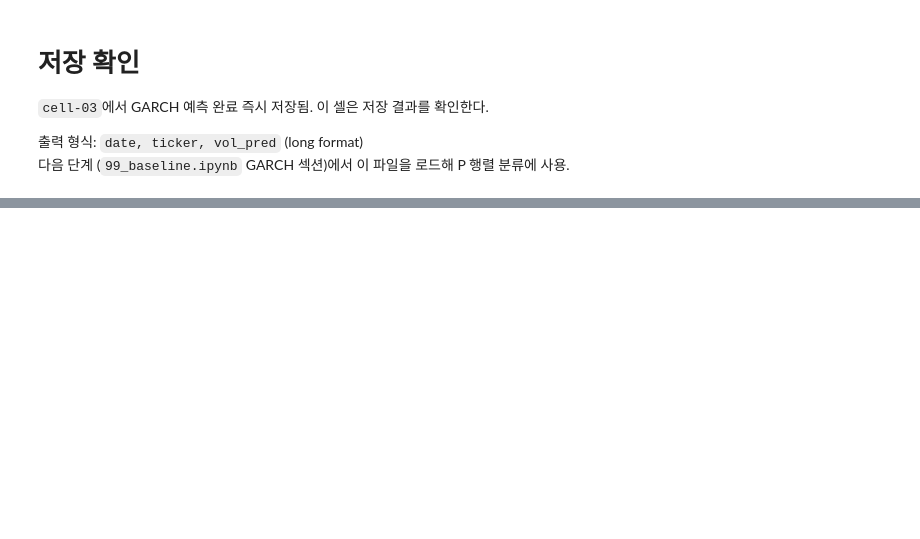
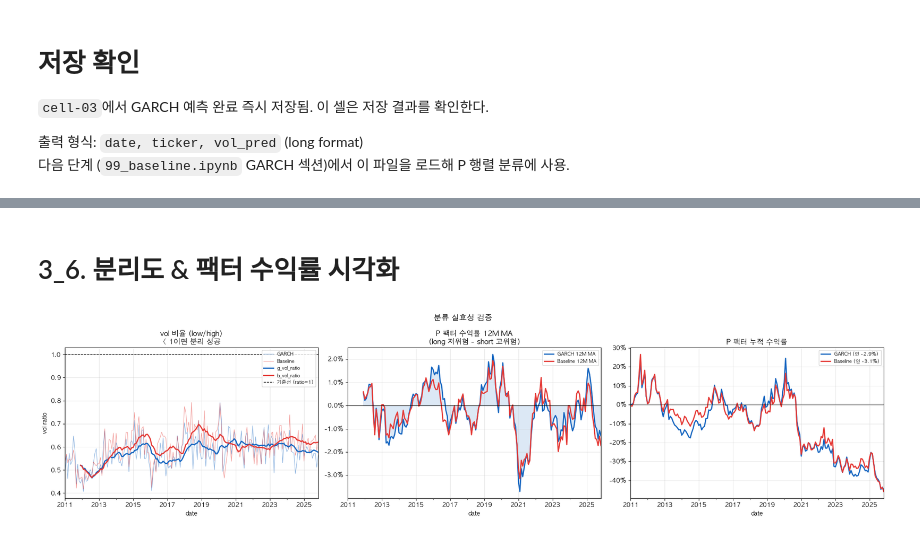
Before and after one commit to sybeom528/finance_project, a Jupyter notebook: 김윤서/low_risk/04_VolatilityPrediction.ipynb, the cells around one changed output, grey strips where cells are left out. Cells and saved outputs as stored; diff of their text form; code cells hidden in the pictures; blank space fills up the shorter version.

```diff
--- a/김윤서/low_risk/04_VolatilityPrediction.ipynb
+++ b/김윤서/low_risk/04_VolatilityPrediction.ipynb
@@ -24,6 +35,8 @@ import numpy as np
 from arch import arch_model
 from scipy.stats import spearmanr
 import matplotlib.pyplot as plt
+import matplotlib.patches as mpatches
+import matplotlib.ticker as mtick
 import warnings, time, platform
 from pathlib import Path
 
@@ -41,6 +54,7 @@ OUT_DIR.mkdir(parents=True, exist_ok=True)
 
 TRAIN_WINDOW = 60
 MIN_OBS      = 36
+PCT_GROUP    = 0.30   # 저위험·고위험 분류 기준 (상·하위 30%)
 START_PRED   = '2011-01-01'
 ANN          = np.sqrt(12)
 
@@ -52,6 +66,8 @@ vol_pivot = panel['vol_21d'].unstack('ticker')
 all_dates  = ret_pivot.index.sort_values()
 pred_dates = all_dates[all_dates >= START_PRED]
 
+spy_series = panel['spy_ret'].groupby(level='date').first()
+
 print(f'패널: {panel.shape}')
 print(f'예측 기간: {pred_dates[0].date()} ~ {pred_dates[-1].date()} ({len(pred_dates)}개월)')
 # %% [output]
@@ -421,0 +810,48 @@ vol_predicted.csv 확인
+# %% [markdown]
+# 3_6. 분리도 & 팩터 수익률 시각화
+# %%
+fig, axes = plt.subplots(1, 3, figsize=(20, 5))
+fig.suptitle('분류 실효성 검증', fontsize=13, fontweight='bold')
+
+# ① vol 비율 시계열
+ax = axes[0]
+vs_df['g_vol_ratio'].plot(ax=ax, color='#1565C0', alpha=0.5, linewidth=0.8, label='GARCH')
+vs_df['b_vol_ratio'].plot(ax=ax, color='#E53935', alpha=0.5, linewidth=0.8, label='Baseline')
+vs_df['g_vol_ratio'].rolling(12).mean().plot(ax=ax, color='#1565C0', linewidth=2.0)
+vs_df['b_vol_ratio'].rolling(12).mean().plot(ax=ax, color='#E53935', linewidth=2.0)
+ax.axhline(1.0, color='black', linewidth=1.0, linestyle='--', label='기준선 (ratio=1)')
+ax.set_title('vol 비율 (low/high)\n< 1이면 분리 성공')
+ax.set_ylabel('vol ratio')
+ax.legend(fontsize=8)
+ax.grid(True, alpha=0.3)
+
+# ② 팩터 수익률 시계열
+ax = axes[1]
+fac_df['g_factor'].rolling(12).mean().plot(ax=ax, color='#1565C0', linewidth=2.0, label='GARCH 12M MA')
+fac_df['b_factor'].rolling(12).mean().plot(ax=ax, color='#E53935', linewidth=2.0, label='Baseline 12M MA')
+ax.axhline(0, color='black', linewidth=0.8)
+ax.fill_between(fac_df.index,
+                fac_df['g_factor'].rolling(12).mean(),
+                0, alpha=0.15, color='#1565C0')
+ax.set_title('P 팩터 수익률 12M MA\n(long 저위험 - short 고위험)')
+ax.yaxis.set_major_formatter(mtick.PercentFormatter(1.0))
+ax.legend(fontsize=8)
+ax.grid(True, alpha=0.3)
+
+# ③ 팩터 수익률 누적
+ax = axes[2]
+((1 + fac_df['g_factor']).cumprod() - 1).plot(
+    ax=ax, color='#1565C0', linewidth=2.0, label=f'GARCH (연 {fac_df["g_factor"].mean()*12*100:.1f}%)')
+((1 + fac_df['b_factor']).cumprod() - 1).plot(
+    ax=ax, color='#E53935', linewidth=2.0, label=f'Baseline (연 {fac_df["b_factor"].mean()*12*100:.1f}%)')
+ax.axhline(0, color='black', linewidth=0.5)
+ax.set_title('P 팩터 누적 수익률')
+ax.yaxis.set_major_formatter(mtick.PercentFormatter(1.0))
+ax.legend(fontsize=8)
+ax.grid(True, alpha=0.3)
+
+plt.tight_layout()
+plt.savefig(OUT_DIR / 'classification_validity.png', dpi=150, bbox_inches='tight')
+plt.show()
+# %% [output]
+[figure, added]
```
Also changed, not shown: parts of 26 cells of this notebook, 22 other files.
